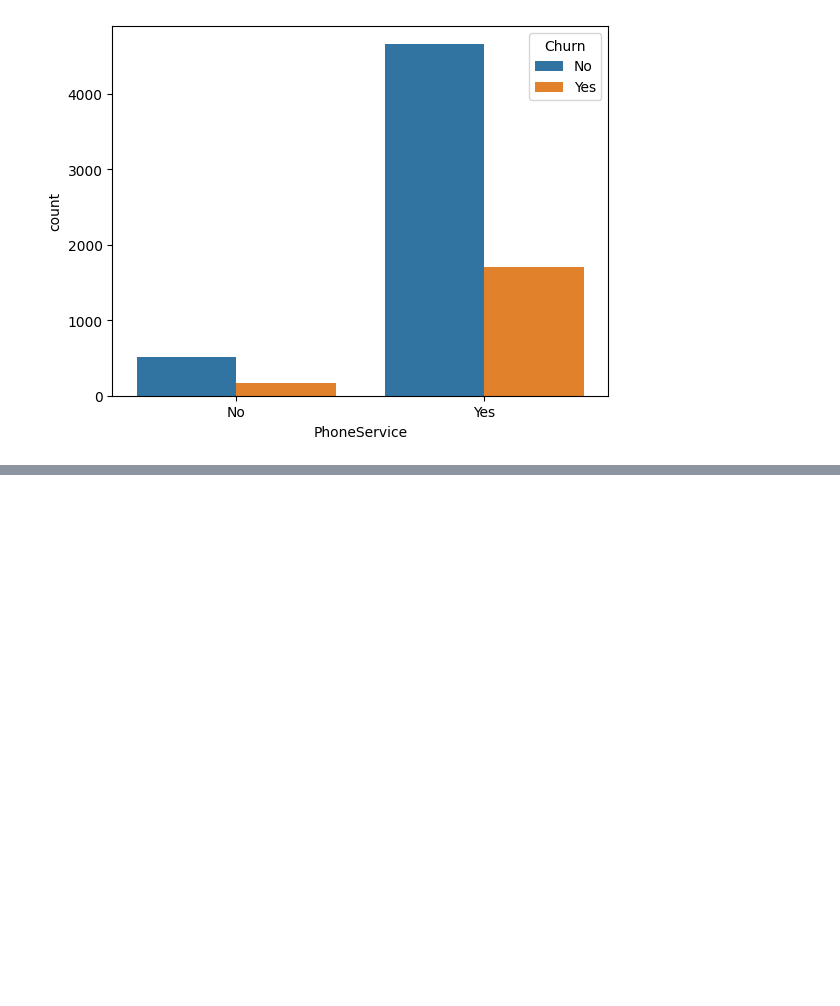
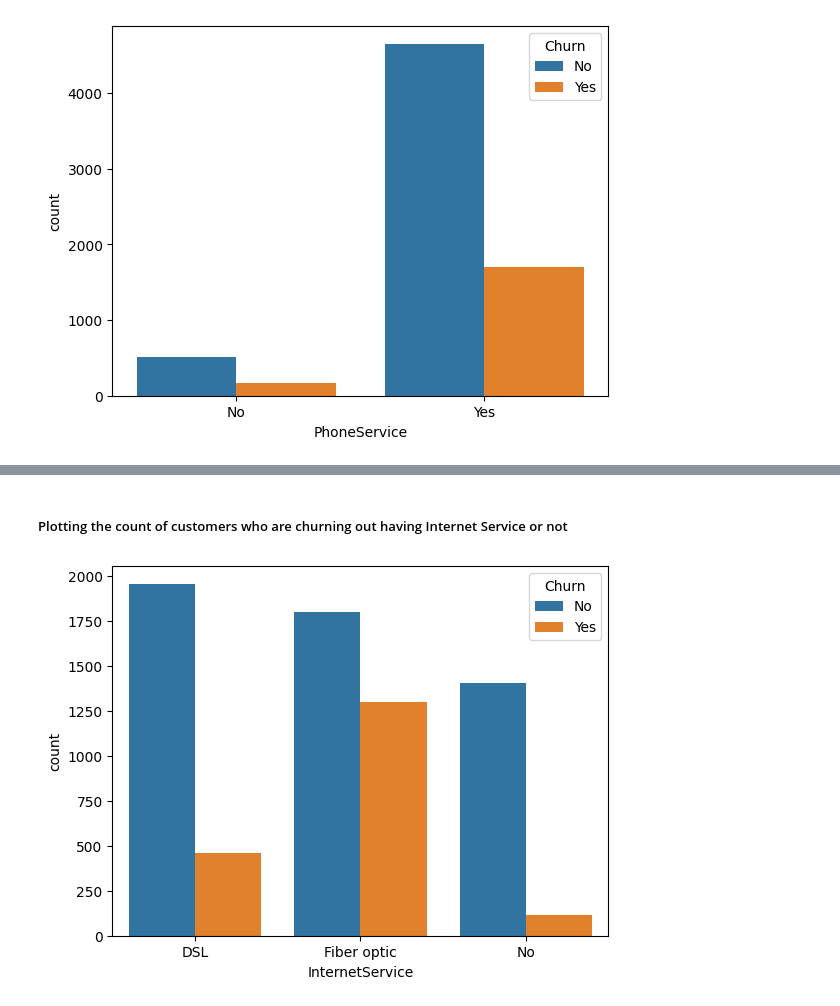
Before and after one commit to Samarth-Kumar-Samal/Customer-Churn-using-ANN, a Jupyter notebook: Model-Training-Code-File.ipynb, the cells around one changed output, grey strips where cells are left out. Cells and saved outputs as stored; diff of their text form; code cells hidden in the pictures; blank space fills up the shorter version.

```diff
--- a/Model-Training-Code-File.ipynb
+++ b/Model-Training-Code-File.ipynb
@@ -360,0 +376,7 @@ plt.show()
+# %% [markdown]
+##### Plotting the count of customers who are churning out having Internet Service or not
+# %%
+sns.countplot(data=df,x='InternetService',hue='Churn')
+plt.show()
+# %% [output]
+[figure, added]
```
Also changed, not shown: parts of 67 cells of this notebook.
